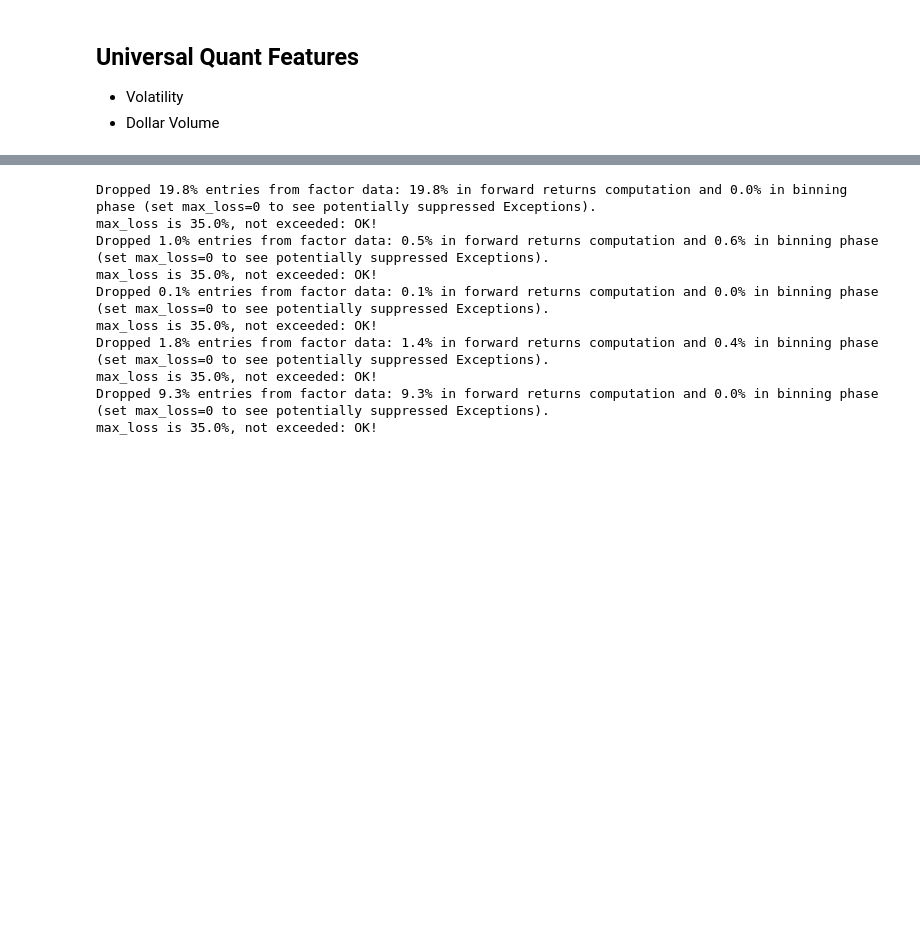
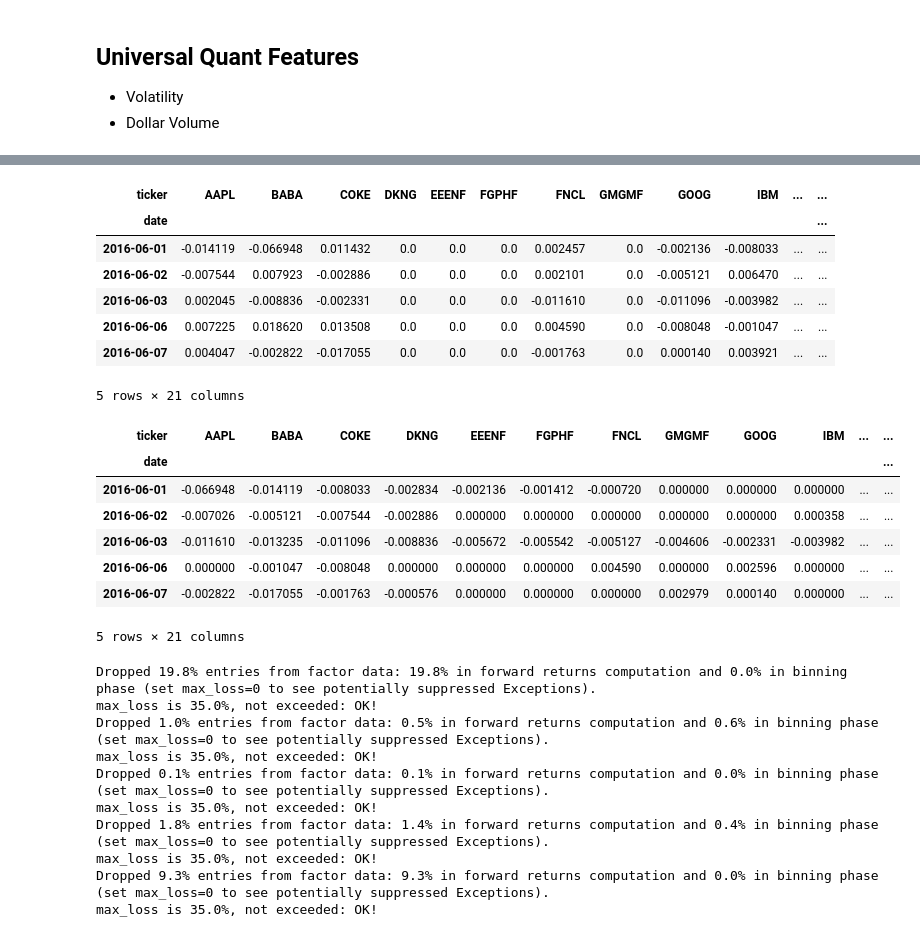
Before and after one commit to nmaiorana/svi-trading-tools, a Jupyter notebook: portfolio_analysis_ml.ipynb, the cells around one changed output, grey strips where cells are left out. Drawn from its saved outputs; the diff is of its cells as text; code cells hidden in the pictures; blank space fills up the shorter version.

```diff
--- a/portfolio_analysis_ml.ipynb
+++ b/portfolio_analysis_ml.ipynb
@@ -307,3 +261,25 @@ all_factors.head()
+# %%
+fact_ret = alpha_factors.FactorReturns(price_histories, 1)
+display(fact_ret.factor_data.head())
+np.quantile(fact_ret.factor_data, 1 / 5, axis=1, overwrite_input=True)
+fact_ret.factor_data.head()
+# %% [output]
+| ticker | AAPL | BABA | COKE | DKNG | EEENF | FGPHF | FNCL | GMGMF | GOOG | IBM | ... | ... |
+| date |  |  |  |  |  |  |  |  |  |  |  | ... |
+| 2016-06-01 | -0.014119 | -0.066948 | 0.011432 | 0.0 | 0.0 | 0.0 | 0.002457 | 0.0 | -0.002136 | -0.008033 | ... | ... |
+| 2016-06-02 | -0.007544 | 0.007923 | -0.002886 | 0.0 | 0.0 | 0.0 | 0.002101 | 0.0 | -0.005121 | 0.006470 | ... | ... |
+| 2016-06-03 | 0.002045 | -0.008836 | -0.002331 | 0.0 | 0.0 | 0.0 | -0.011610 | 0.0 | -0.011096 | -0.003982 | ... | ... |
+| 2016-06-06 | 0.007225 | 0.018620 | 0.013508 | 0.0 | 0.0 | 0.0 | 0.004590 | 0.0 | -0.008048 | -0.001047 | ... | ... |
+| 2016-06-07 | 0.004047 | -0.002822 | -0.017055 | 0.0 | 0.0 | 0.0 | -0.001763 | 0.0 | 0.000140 | 0.003921 | ... | ... |
+5 rows × 21 columns
+| ticker | AAPL | BABA | COKE | DKNG | EEENF | FGPHF | FNCL | GMGMF | GOOG | IBM | ... | ... |
+| date |  |  |  |  |  |  |  |  |  |  |  | ... |
+| 2016-06-01 | -0.066948 | -0.014119 | -0.008033 | -0.002834 | -0.002136 | -0.001412 | -0.000720 | 0.000000 | 0.000000 | 0.000000 | ... | ... |
+| 2016-06-02 | -0.007026 | -0.005121 | -0.007544 | -0.002886 | 0.000000 | 0.000000 | 0.000000 | 0.000000 | 0.000000 | 0.000358 | ... | ... |
+| 2016-06-03 | -0.011610 | -0.013235 | -0.011096 | -0.008836 | -0.005672 | -0.005542 | -0.005127 | -0.004606 | -0.002331 | -0.003982 | ... | ... |
+| 2016-06-06 | 0.000000 | -0.001047 | -0.008048 | 0.000000 | 0.000000 | 0.000000 | 0.004590 | 0.000000 | 0.002596 | 0.000000 | ... | ... |
+| 2016-06-07 | -0.002822 | -0.017055 | -0.001763 | -0.000576 | 0.000000 | 0.000000 | 0.000000 | 0.002979 | 0.000140 | 0.000000 | ... | ... |
+5 rows × 21 columns
 # %%
 
 assets = all_factors.index.levels[1].values.tolist()
```
Also changed, not shown: parts of 6 cells of this notebook, 1 other file.
